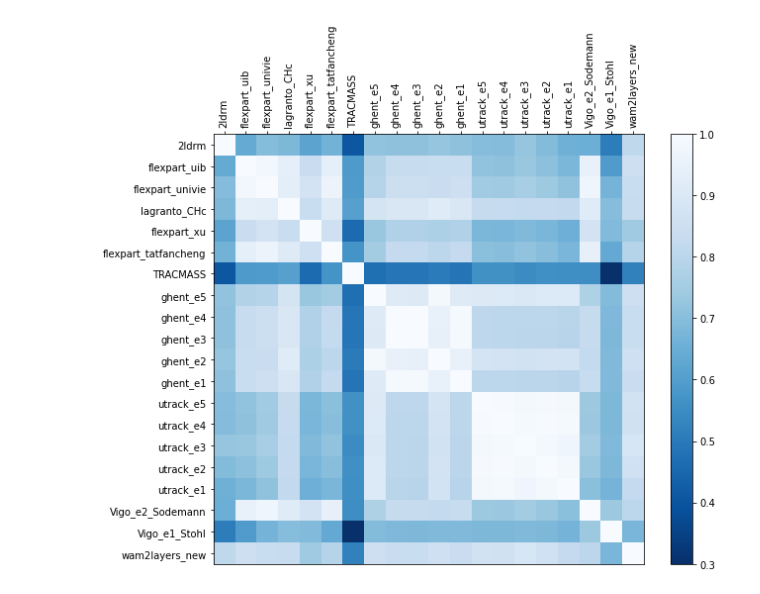
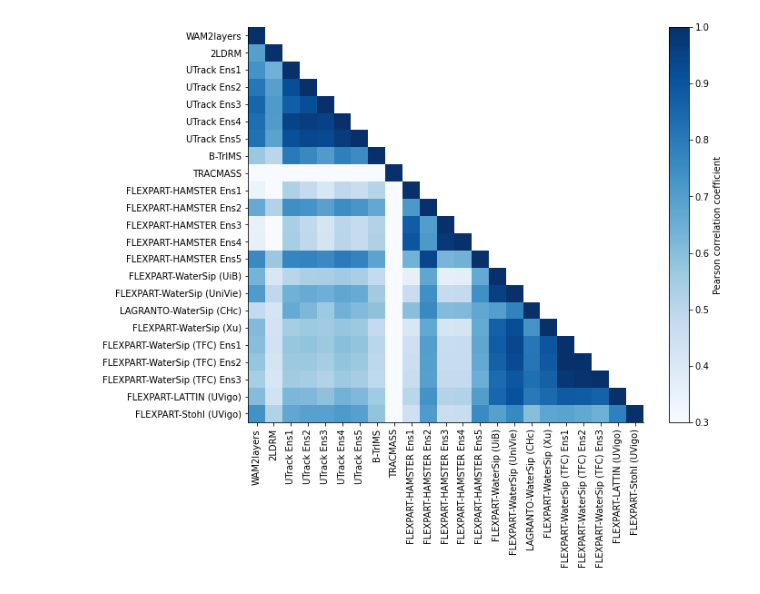
Before and after one commit to WAM2layers/Moisture_tracking_intercomparison, a Jupyter notebook: Correlation_matrix.ipynb, the cells around one changed output. Drawn from its saved outputs; the diff is of its cells as text; code cells hidden in the pictures.

Commit message:
plot only half of the matrix

```diff
--- a/Correlation_matrix.ipynb
+++ b/Correlation_matrix.ipynb
@@ -41,0 +14,19 @@ wam2layers_new
+# %%
+names = {}
+corr_matrix = {}
+for casename in casenames:
+    all_maps = read_data(basedir, casename)
+
+    sel_maps = all_maps.drop_vars(exclude)
+    names[casename] = sel_maps.keys()
+
+    corr_matrix[casename] = np.zeros((len(names[casename]), len(names[casename])))
+
+    for i, (name1, dataset1) in enumerate(sel_maps.data_vars.items()):
+        print(name1)
+        for j, (name2, dataset2) in enumerate(sel_maps.data_vars.items()):
+            if i >= j:
+                nanind = ~np.isnan(dataset1.values) & ~np.isnan(dataset2.values)
+                corr_matrix[casename][i,j] = np.corrcoef(dataset1.values[nanind], dataset2.values[nanind])[1,0]
+            else:
+                corr_matrix[casename][i,j] = np.nan
@@ -42,13 +51,17 @@ wam2layers_new
 # %%
-fig = plt.figure(figsize=(10,8))
-ax = fig.add_subplot(111)
-plt.imshow(corr_matrix, vmin=0.3, vmax=1, cmap='Blues_r')
-plt.xticks(np.arange(len(all_maps.keys())))
-plt.yticks(np.arange(len(all_maps.keys())))
-ax.set_xticklabels(all_maps.keys(), rotation=90)
-ax.set_yticklabels(all_maps.keys())
-ax.xaxis.tick_top()
-plt.colorbar()
-plt.savefig('corr_matrix.png')
+for casename in casenames:
+    plt.close()
+    fig = plt.figure(figsize=(10,8))
+    fig.patch.set_facecolor('white')
+    ax = fig.add_subplot(111)
+    plt.imshow(corr_matrix[casename], vmin=0.3, vmax=1, cmap='Blues')
+    plt.xticks(np.arange(len(names[casename])))
+    plt.yticks(np.arange(len(names[casename])))
+    ax.set_xticklabels(names[casename], rotation=90)
+    ax.set_yticklabels(names[casename])
+    ax.spines['top'].set_visible(False)
+    ax.spines['right'].set_visible(False)
+    plt.colorbar(label='Pearson correlation coefficient')
+    plt.savefig(f'./CorrelationMatrix_{casename}.png', bbox_inches='tight', dpi=300)
 # %% [output]
-[figure, old version]
+[figure, new version]
```
Also changed, not shown: parts of 4 cells of this notebook.
